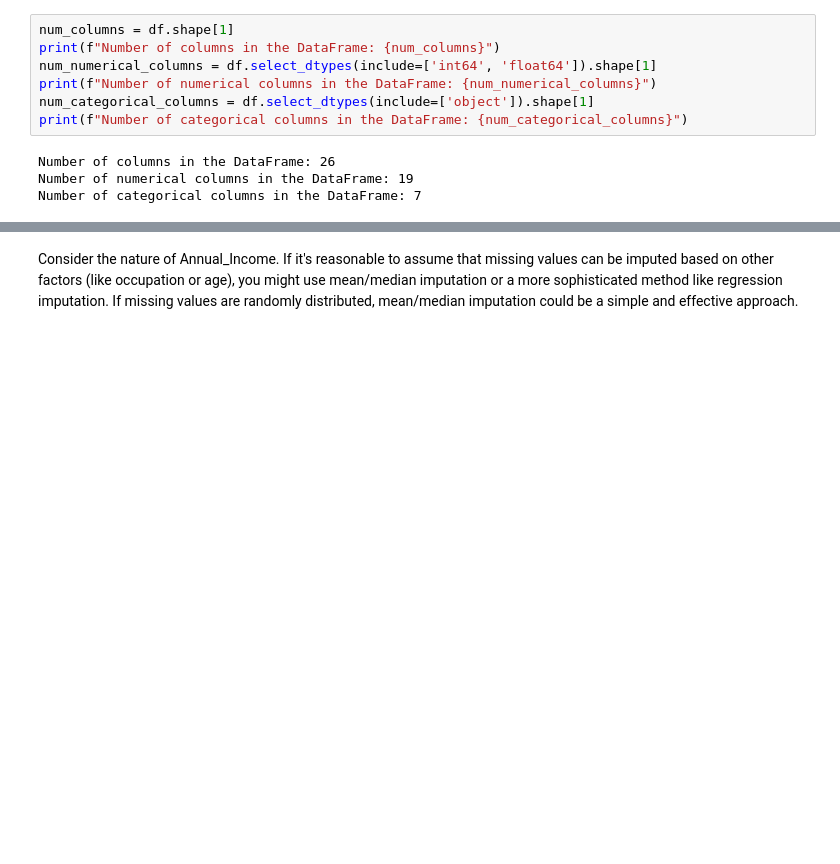
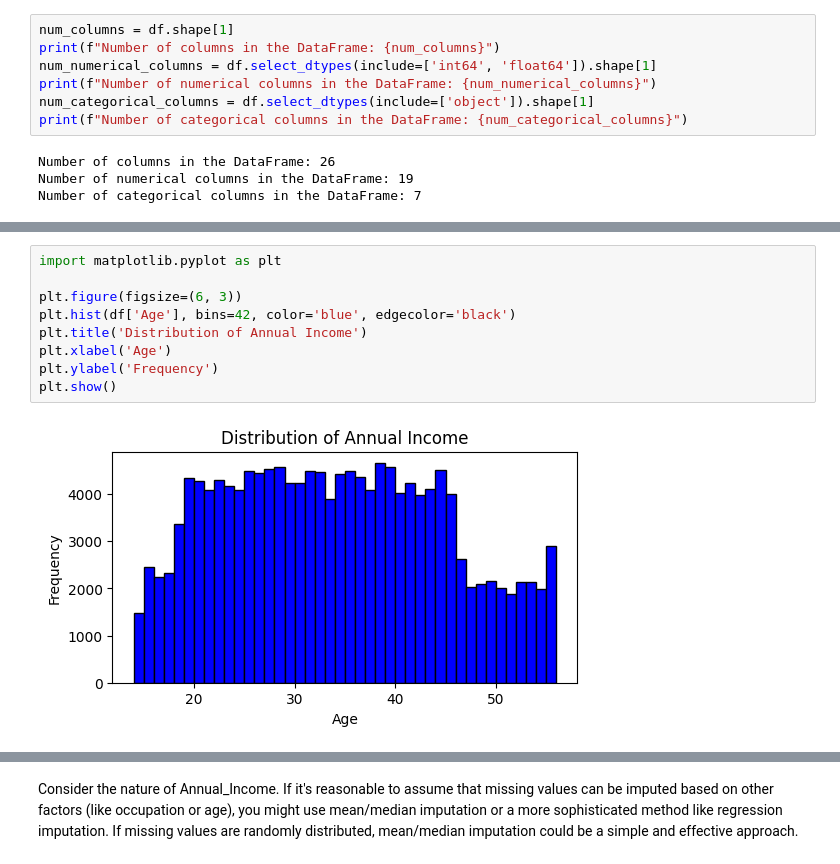
Before and after one commit to astronaut505/Credit-or-crisis, a Jupyter notebook: CreditScoreClassification2.ipynb, the cells around one changed output, grey strips where cells are left out. Cells and saved outputs as stored; diff of their text form; blank space fills up the shorter version.

```diff
--- a/CreditScoreClassification2.ipynb
+++ b/CreditScoreClassification2.ipynb
@@ -507,0 +545,11 @@ missing_values[missing_values > 0]
+# %%
+import matplotlib.pyplot as plt
+
+plt.figure(figsize=(6, 3))
+plt.hist(df['Age'], bins=42, color='blue', edgecolor='black')
+plt.title('Distribution of Annual Income')
+plt.xlabel('Age')
+plt.ylabel('Frequency')
+plt.show()
+# %% [output]
+[figure, added]
```
Also changed, not shown: parts of 40 cells of this notebook.
